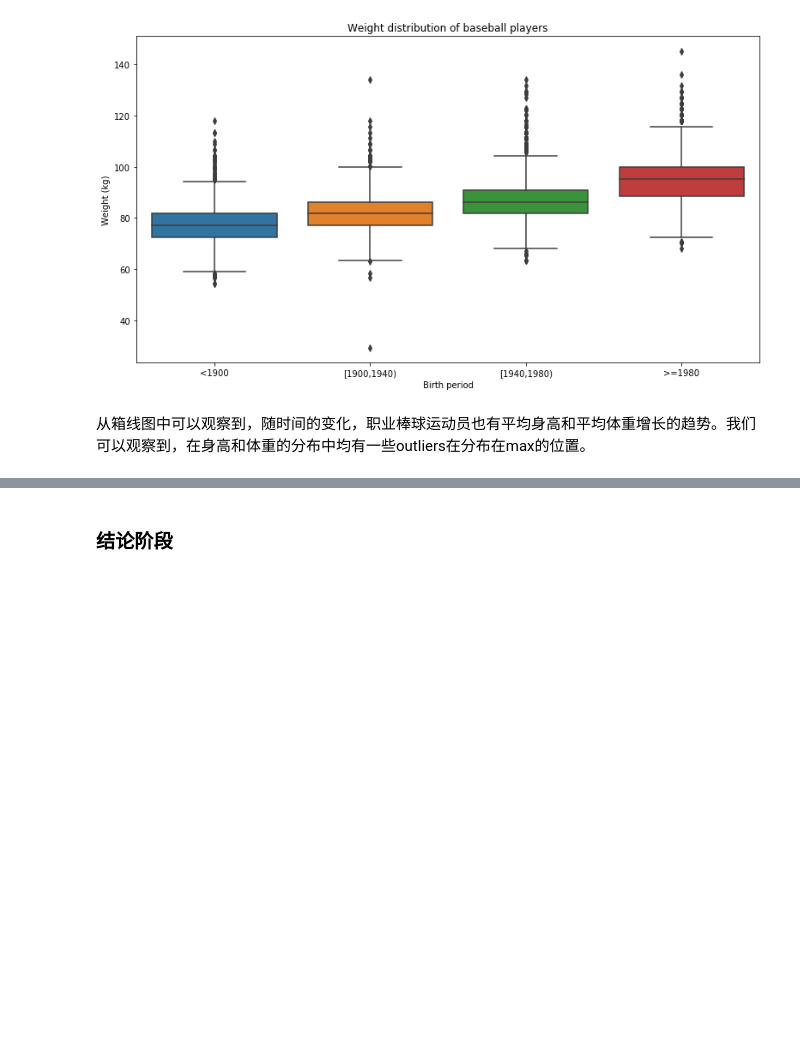
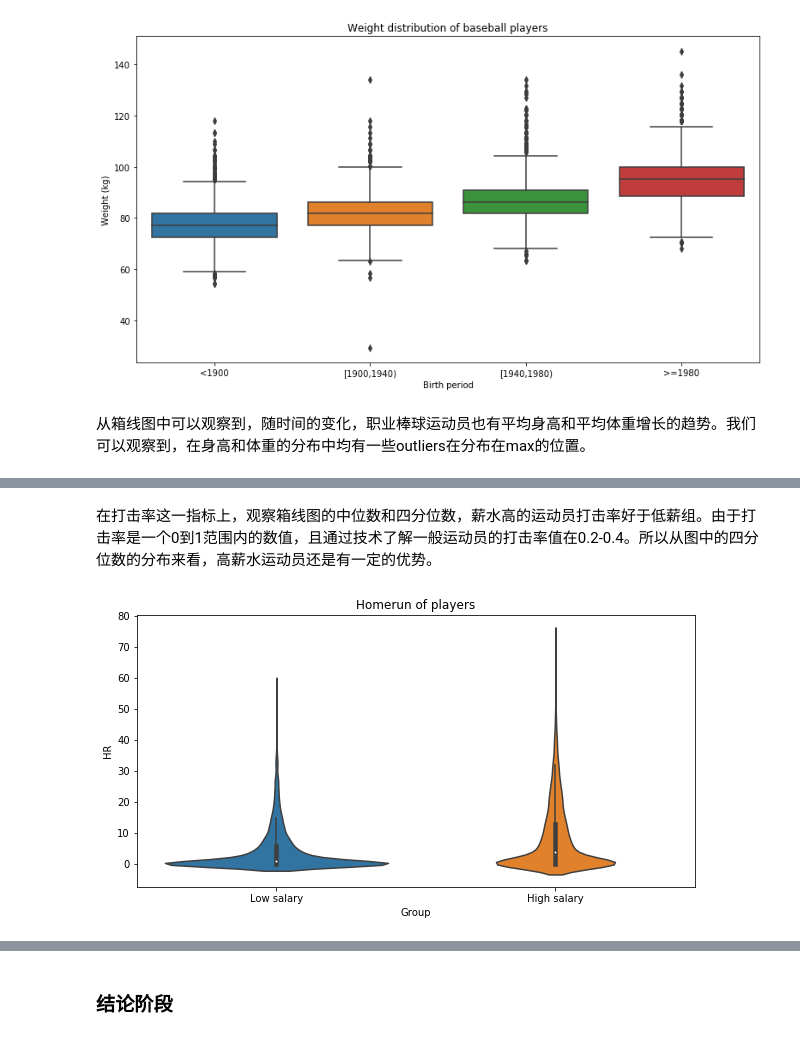
Before and after one commit to JillHe/P2-baseball-dataset, a Jupyter notebook: p2.ipynb, the cells around one changed output, grey strips where cells are left out. Saved outputs shown, nothing was run; the diff lists cells and outputs as text; code cells hidden in the pictures; blank space fills up the shorter version.

```diff
--- a/p2.ipynb
+++ b/p2.ipynb
@@ -239,0 +389,10 @@ texts = ax.set(xlabel='Birth period', ylabel='Weight (kg)', title='Weight distri
+# %% [markdown]
+在打击率这一指标上，观察箱线图的中位数和四分位数，薪水高的运动员打击率好于低薪组。由于打击率是一个0到1范围内的数值，且通过技术了解一般运动员的打击率值在0.2-0.4。所以从图中的四分位数的分布来看，高薪水运动员还是有一定的优势。
+# %%
+# 全垒打
+grouped_salary = batting_salaries.groupby(['group'], as_index = True)
+figure = plt.figure(figsize=(10, 5))
+ax = sns.violinplot(x="group", y="HR", data=batting_salaries)
+texts = ax.set(xlabel='Group', ylabel='HR', title='Homerun of players')
+# %% [output]
+[figure, added]
```
Also changed, not shown: parts of 22 cells of this notebook.
